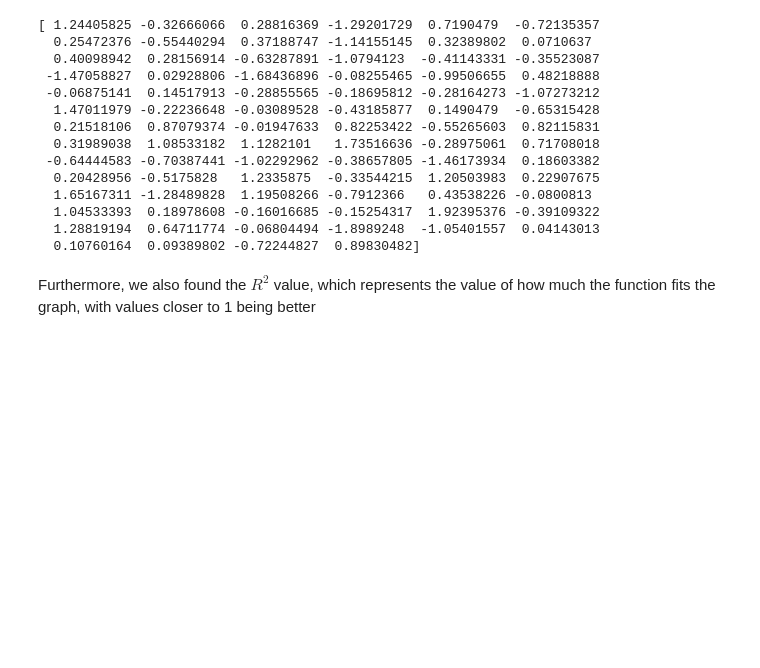
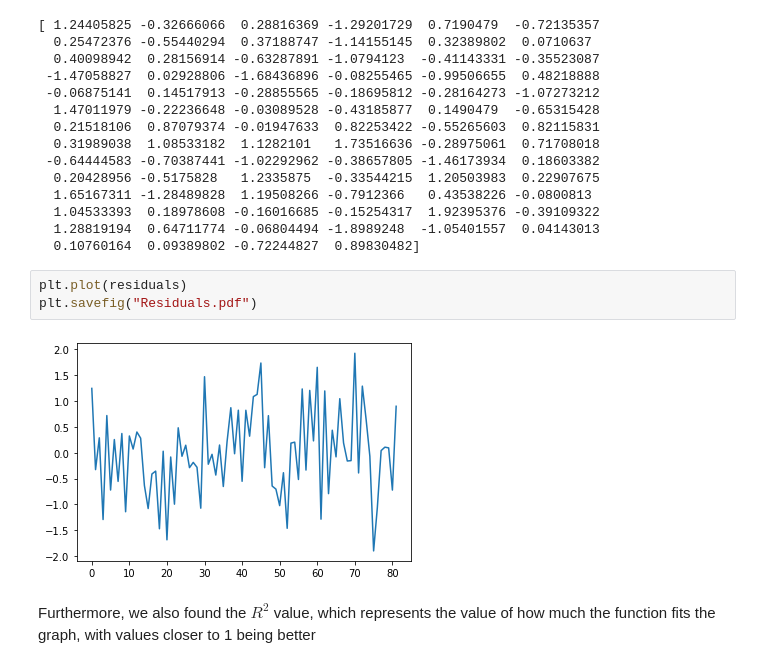
Before and after one commit to Eddysunday012/Astr-Group-Project, a Jupyter notebook: main.ipynb, the cells around one changed output. Saved outputs shown, nothing was run; the diff lists cells and outputs as text; blank space fills up the shorter version.

```diff
--- a/main.ipynb
+++ b/main.ipynb
@@ -178,6 +177,11 @@ print(residuals)
   1.04533393  0.18978608 -0.16016685 -0.15254317  1.92395376 -0.39109322
   1.28819194  0.64711774 -0.06804494 -1.8989248  -1.05401557  0.04143013
   0.10760164  0.09389802 -0.72244827  0.89830482]
+# %%
+plt.plot(residuals)
+plt.savefig("Residuals.pdf")
+# %% [output]
+[figure, added]
 # %% [markdown]
 Furthermore, we also found the $R^2$ value, which represents the value of how much the function fits the graph, with values closer to 1 being better
 # %%
```
Also changed, not shown: parts of 5 cells of this notebook, 4 other files.
